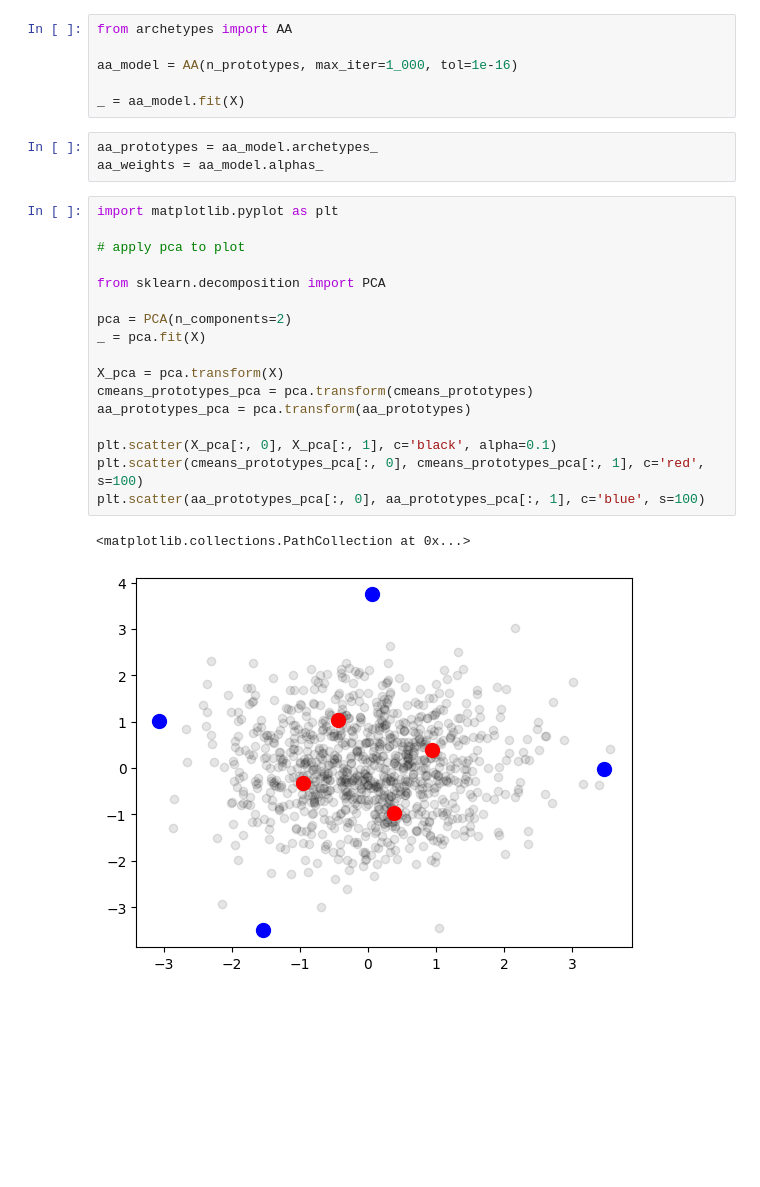
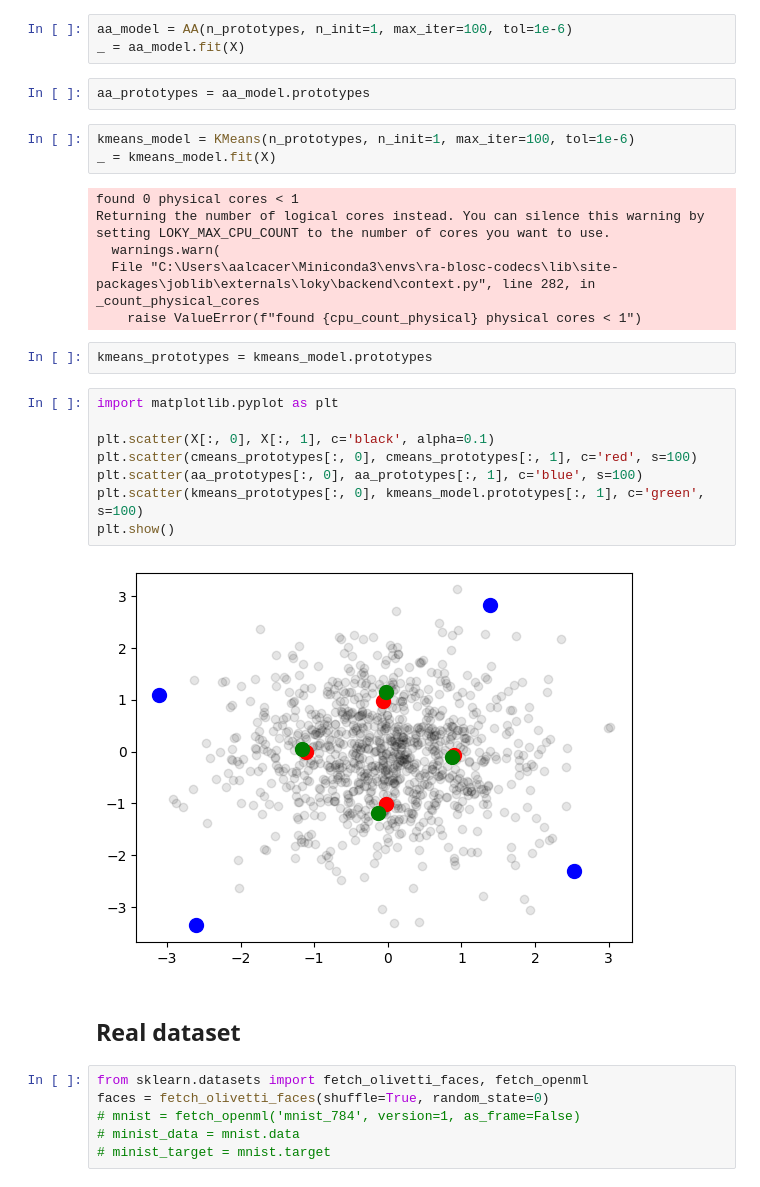
Before and after one commit to aleixalcacer/ra-blosc-codecs, a Jupyter notebook: examples/models.ipynb, the cells around one changed output. Saved outputs shown, nothing was run; the diff lists cells and outputs as text; blank space fills up the shorter version.

```diff
--- a/examples/models.ipynb
+++ b/examples/models.ipynb
@@ -22,29 +20,34 @@ cmeans_weights = cmeans_results[1].T
 # %%
-from archetypes import AA
-
-aa_model = AA(n_prototypes, max_iter=1_000, tol=1e-16)
-
+aa_model = AA(n_prototypes, n_init=1, max_iter=100, tol=1e-6)
 _ = aa_model.fit(X)
-# %%
-aa_prototypes = aa_model.archetypes_
-aa_weights = aa_model.alphas_
+# %%
+aa_prototypes = aa_model.prototypes
+# %%
+kmeans_model = KMeans(n_prototypes, n_init=1, max_iter=100, tol=1e-6)
+_ = kmeans_model.fit(X)
+# %% [output]
+found 0 physical cores < 1
+Returning the number of logical cores instead. You can silence this warning by setting LOKY_MAX_CPU_COUNT to the number of cores you want to use.
+  warnings.warn(
+  File "C:\Users\aalcacer\Miniconda3\envs\ra-blosc-codecs\lib\site-packages\joblib\externals\loky\backend\context.py", line 282, in _count_physical_cores
+    raise ValueError(f"found {cpu_count_physical} physical cores < 1")
+# %%
+kmeans_prototypes = kmeans_model.prototypes
 # %%
 import matplotlib.pyplot as plt
 
-# apply pca to plot
-
-from sklearn.decomposition import PCA
-
-pca = PCA(n_components=2)
-_ = pca.fit(X)
-
-X_pca = pca.transform(X)
-cmeans_prototypes_pca = pca.transform(cmeans_prototypes)
-aa_prototypes_pca = pca.transform(aa_prototypes)
-
-plt.scatter(X_pca[:, 0], X_pca[:, 1], c='black', alpha=0.1)
-plt.scatter(cmeans_prototypes_pca[:, 0], cmeans_prototypes_pca[:, 1], c='red', s=100)
-plt.scatter(aa_prototypes_pca[:, 0], aa_prototypes_pca[:, 1], c='blue', s=100)
+plt.scatter(X[:, 0], X[:, 1], c='black', alpha=0.1)
+plt.scatter(cmeans_prototypes[:, 0], cmeans_prototypes[:, 1], c='red', s=100)
+plt.scatter(aa_prototypes[:, 0], aa_prototypes[:, 1], c='blue', s=100)
+plt.scatter(kmeans_prototypes[:, 0], kmeans_model.prototypes[:, 1], c='green', s=100)
+plt.show()
 # %% [output]
-<matplotlib.collections.PathCollection at 0x...>
-[figure, old version]
+[figure, new version]
+# %% [markdown]
+## Real dataset
+# %%
+from sklearn.datasets import fetch_olivetti_faces, fetch_openml
+faces = fetch_olivetti_faces(shuffle=True, random_state=0)
+# mnist = fetch_openml('mnist_784', version=1, as_frame=False)
+# minist_data = mnist.data
+# minist_target = mnist.target
```
Also changed, not shown: parts of 23 cells of this notebook, 5 other files.
